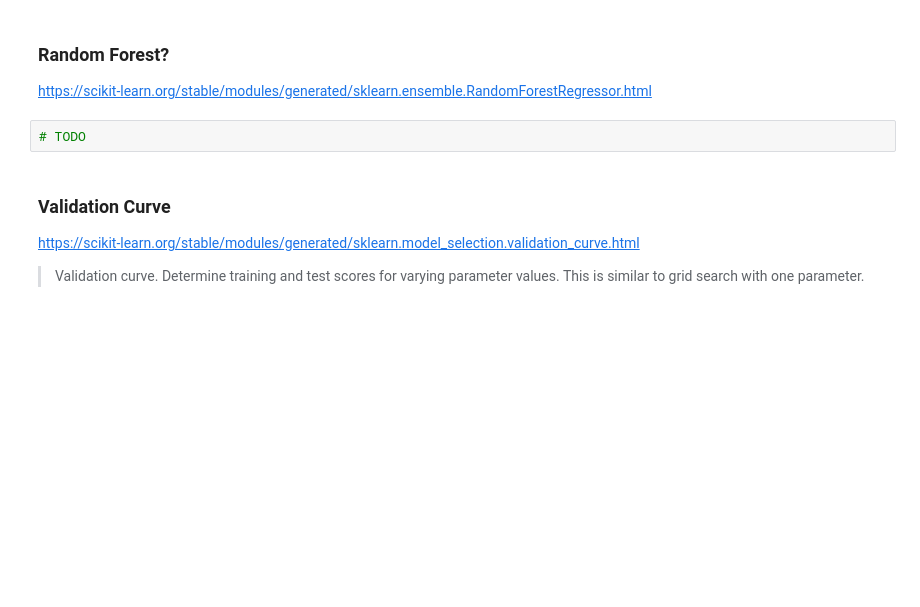
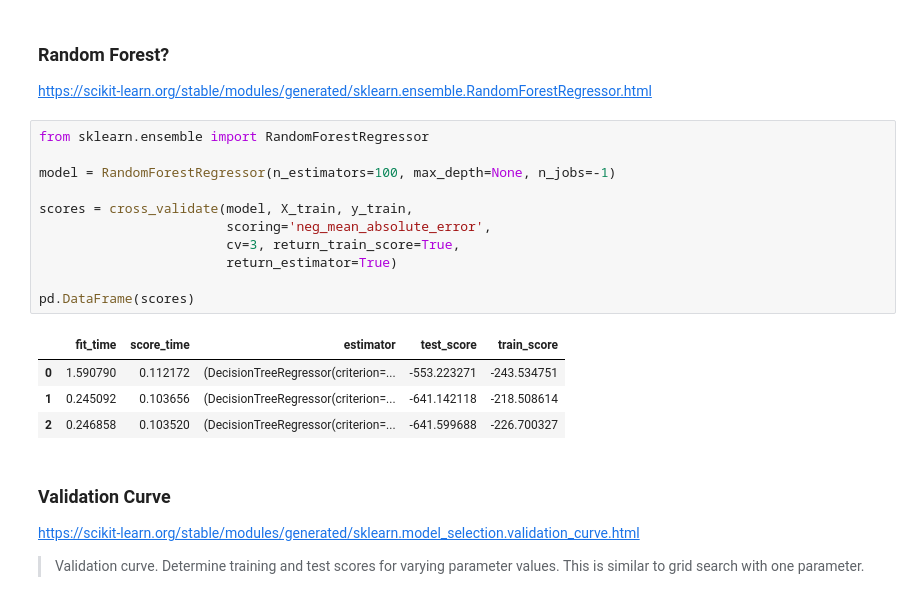
Before and after one commit to LambdaSchool/DS-Unit-2-Sprint-4-Practicing-Understanding, a Jupyter notebook: module1-hyperparameter-optimization/LS_DS_241_Hyperparameter_Optimization.ipynb, the cells around one changed output. Drawn from its saved outputs; the diff is of its cells as text; blank space fills up the shorter version.

```diff
--- a/module1-hyperparameter-optimization/LS_DS_241_Hyperparameter_Optimization.ipynb
+++ b/module1-hyperparameter-optimization/LS_DS_241_Hyperparameter_Optimization.ipynb
@@ -219,8 +279,22 @@ Diagram Source: https://jakevdp.github.io/PythonDataScienceHandbook/05.03-hyperp
 ### Random Forest?
 
 https://scikit-learn.org/stable/modules/generated/sklearn.ensemble.RandomForestRegressor.html
-# %%
-# TODO
+# %%
+from sklearn.ensemble import RandomForestRegressor
+
+model = RandomForestRegressor(n_estimators=100, max_depth=None, n_jobs=-1)
+
+scores = cross_validate(model, X_train, y_train,
+                        scoring='neg_mean_absolute_error',
+                        cv=3, return_train_score=True,
+                        return_estimator=True)
+
+pd.DataFrame(scores)
+# %% [output]
+|  | fit_time | score_time | estimator | test_score | train_score |
+| 0 | 1.590790 | 0.112172 | (DecisionTreeRegressor(criterion=... | -553.223271 | -243.534751 |
+| 1 | 0.245092 | 0.103656 | (DecisionTreeRegressor(criterion=... | -641.142118 | -218.508614 |
+| 2 | 0.246858 | 0.103520 | (DecisionTreeRegressor(criterion=... | -641.599688 | -226.700327 |
 # %% [markdown]
 ### Validation Curve
 
```
Also changed, not shown: parts of 22 cells of this notebook.
